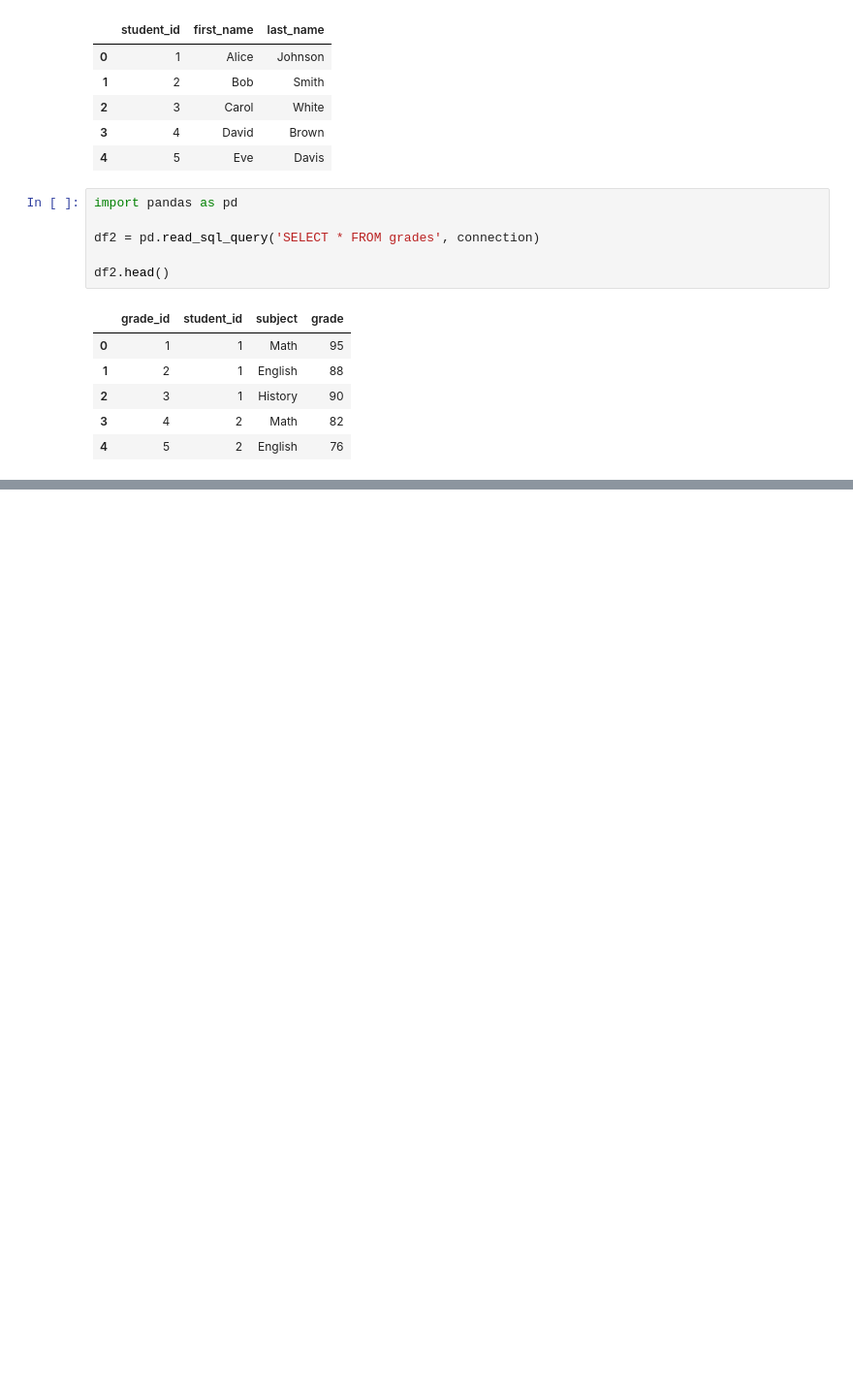
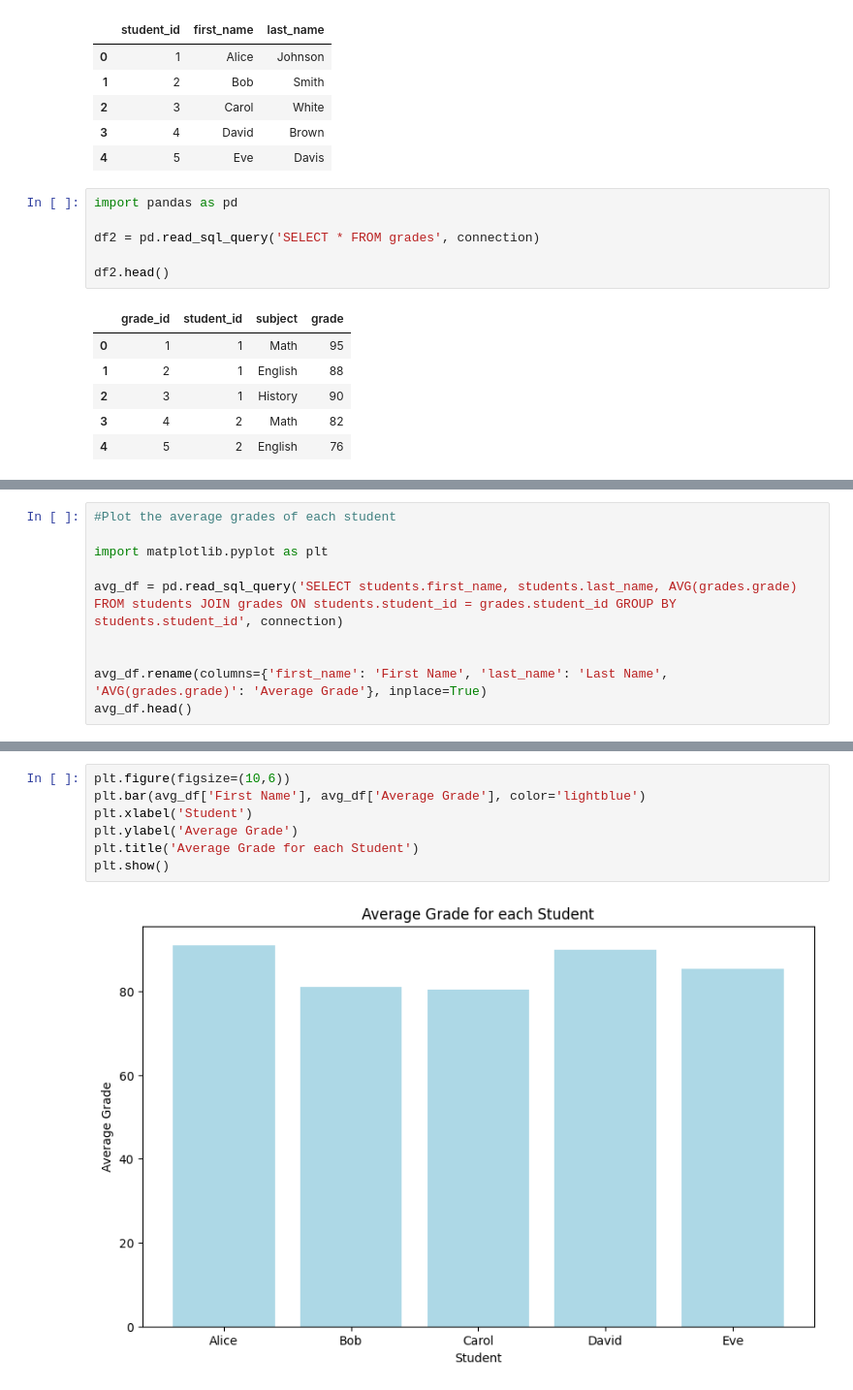
Before and after one commit to ToriStoner/Assignment-2-Data-, a Jupyter notebook: SQLite_1st_Assingment.ipynb, the cells around one changed output, grey strips where cells are left out. Shown at 97% size. Drawn from its saved outputs; the diff is of its cells as text; blank space fills up the shorter version.

```diff
--- a/SQLite_1st_Assingment.ipynb
+++ b/SQLite_1st_Assingment.ipynb
@@ -243,0 +245,10 @@ SyntaxError: unterminated string literal (detected at line 3) (<ipython-input-55
+# %%
+#Plot the average grades of each student
+
+import matplotlib.pyplot as plt
+
+avg_df = pd.read_sql_query('SELECT students.first_name, students.last_name, AVG(grades.grade) FROM students JOIN grades ON students.student_id = grades.student_id GROUP BY students.student_id', connection)
+
+
+avg_df.rename(columns={'first_name': 'First Name', 'last_name': 'Last Name', 'AVG(grades.grade)': 'Average Grade'}, inplace=True)
+avg_df.head()
@@ -243,0 +262,9 @@ SyntaxError: unterminated string literal (detected at line 3) (<ipython-input-55
+# %%
+plt.figure(figsize=(10,6))
+plt.bar(avg_df['First Name'], avg_df['Average Grade'], color='lightblue')
+plt.xlabel('Student')
+plt.ylabel('Average Grade')
+plt.title('Average Grade for each Student')
+plt.show()
+# %% [output]
+[figure, added]
```
Also changed, not shown: parts of 4 cells of this notebook.
